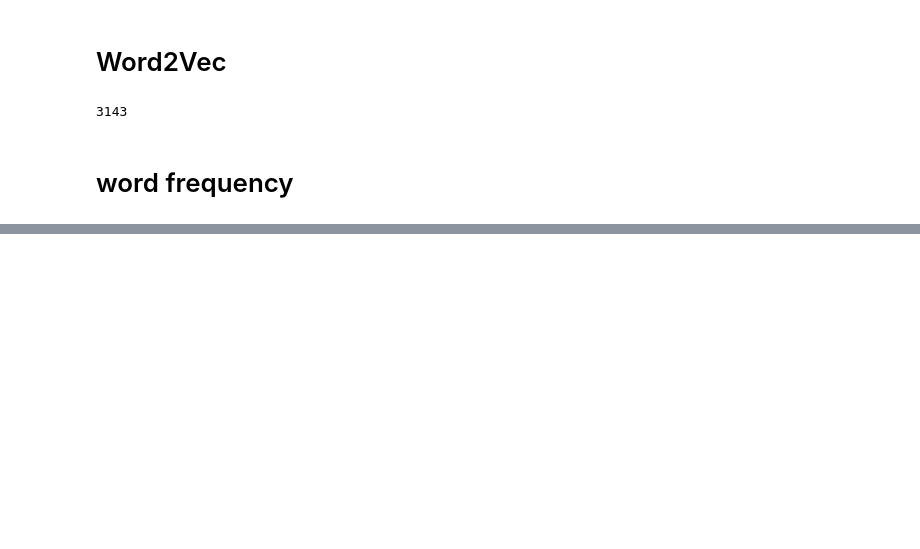
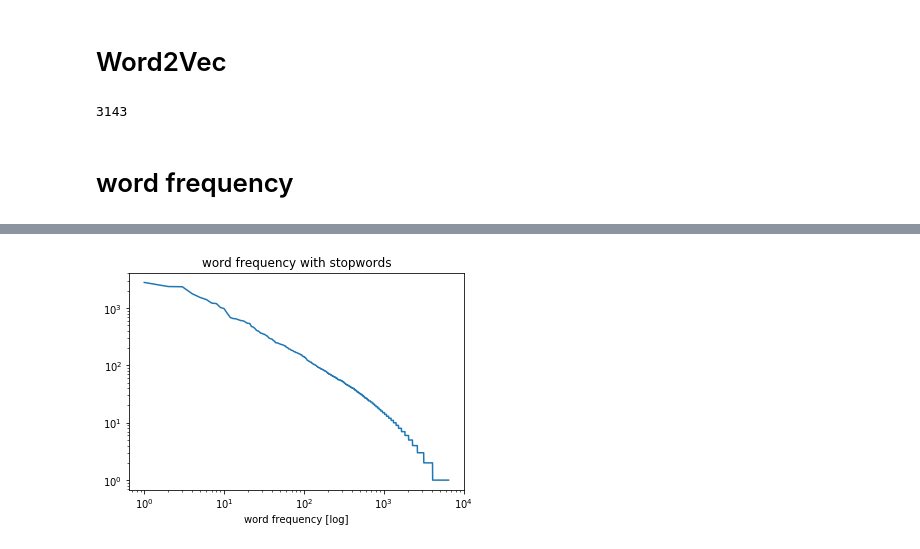
Before and after one commit to nozomiyamada/thainews, a Jupyter notebook: nhk/nhk.ipynb, the cells around one changed output, grey strips where cells are left out. Cells and saved outputs as stored; diff of their text form; code cells hidden in the pictures; blank space fills up the shorter version.

```diff
--- a/nhk/nhk.ipynb
+++ b/nhk/nhk.ipynb
@@ -112,0 +133,11 @@ A = np.array([[1,2]])
+# %%
+import matplotlib.pyplot as plt
+cx = range(1, len(c)+1)
+plt.plot(cx, c)
+plt.title('word frequency with stopwords')
+plt.xlabel('word frequency [log]')
+plt.xscale('log')
+plt.yscale('log')
+plt.show()
+# %% [output]
+[figure, added]
```
Also changed, not shown: parts of 11 cells of this notebook, 2 other files.
